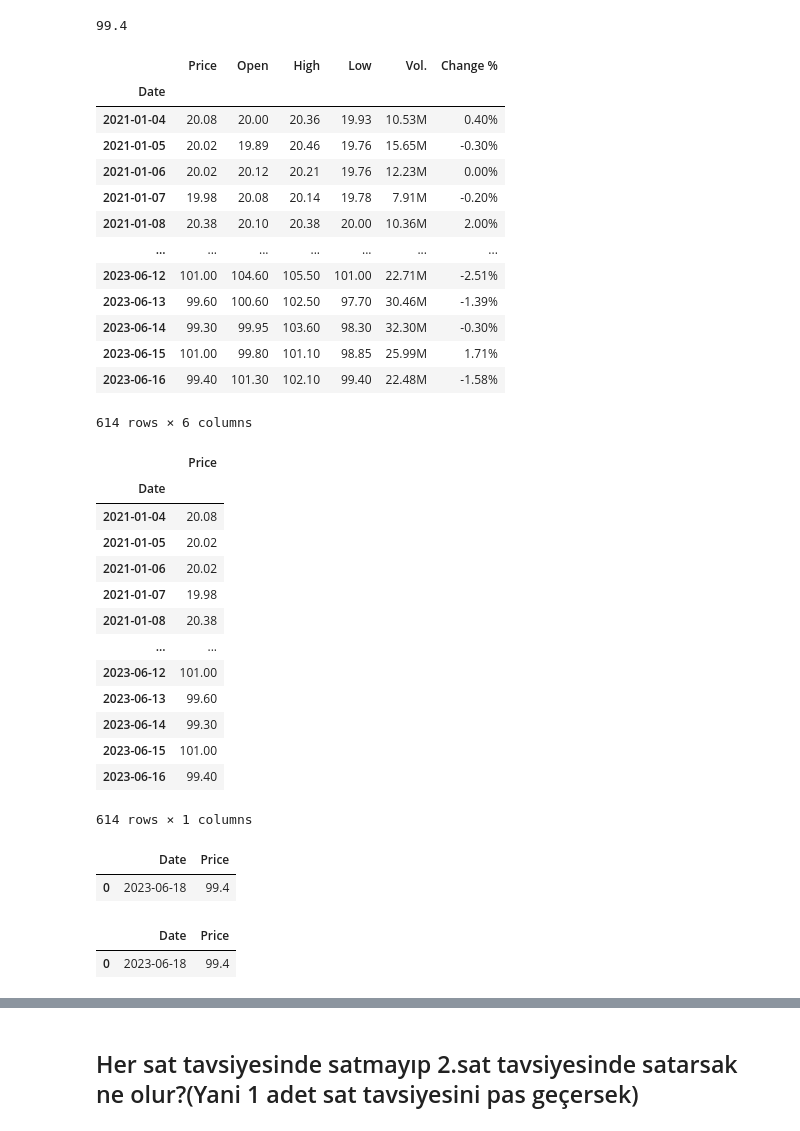
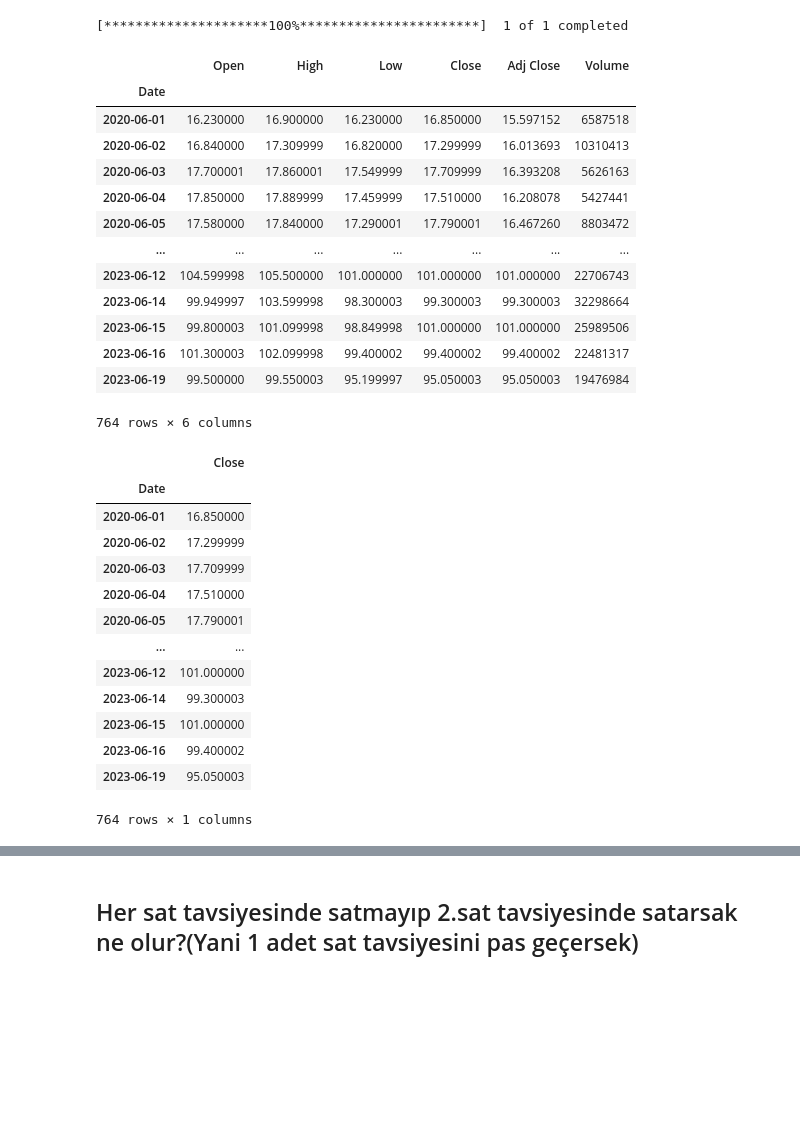
Before and after one commit to kaboya19/Borsa-Hisse-Analizi, a Jupyter notebook: project_kchol.ipynb, the cells around one changed output, grey strips where cells are left out. Cells and saved outputs as stored; diff of their text form; code cells hidden in the pictures; blank space fills up the shorter version.

```diff
--- a/project_kchol.ipynb
+++ b/project_kchol.ipynb
@@ -26,6 +12,0 @@ text=data.text
-# %%
-text=text.replace(',', '.')
-text=float(text)
-text
-# %% [output]
-99.4
@@ -39,51 +13,43 @@ kchol=pd.DataFrame(kchol)
+# %%
+ticker='KCHOL.IS'
+start="2020-06-01"
+end=str(datetime.date.today() +datetime.timedelta(days=1))
+kchol=yf.download(ticker,start,end)
+# %% [output]
+[*********************100%***********************]  1 of 1 completed
 # %%
 kchol
 # %% [output]
-|  | Price | Open | High | Low | Vol. | Change % |
+|  | Open | High | Low | Close | Adj Close | Volume |
 | Date |  |  |  |  |  |  |
-| 2021-01-04 | 20.08 | 20.00 | 20.36 | 19.93 | 10.53M | 0.40% |
-| 2021-01-05 | 20.02 | 19.89 | 20.46 | 19.76 | 15.65M | -0.30% |
-| 2021-01-06 | 20.02 | 20.12 | 20.21 | 19.76 | 12.23M | 0.00% |
-| 2021-01-07 | 19.98 | 20.08 | 20.14 | 19.78 | 7.91M | -0.20% |
-| 2021-01-08 | 20.38 | 20.10 | 20.38 | 20.00 | 10.36M | 2.00% |
+| 2020-06-01 | 16.230000 | 16.900000 | 16.230000 | 16.850000 | 15.597152 | 6587518 |
+| 2020-06-02 | 16.840000 | 17.309999 | 16.820000 | 17.299999 | 16.013693 | 10310413 |
+| 2020-06-03 | 17.700001 | 17.860001 | 17.549999 | 17.709999 | 16.393208 | 5626163 |
+| 2020-06-04 | 17.850000 | 17.889999 | 17.459999 | 17.510000 | 16.208078 | 5427441 |
+| 2020-06-05 | 17.580000 | 17.840000 | 17.290001 | 17.790001 | 16.467260 | 8803472 |
 | ... | ... | ... | ... | ... | ... | ... |
-| 2023-06-12 | 101.00 | 104.60 | 105.50 | 101.00 | 22.71M | -2.51% |
-| 2023-06-13 | 99.60 | 100.60 | 102.50 | 97.70 | 30.46M | -1.39% |
-| 2023-06-14 | 99.30 | 99.95 | 103.60 | 98.30 | 32.30M | -0.30% |
-| 2023-06-15 | 101.00 | 99.80 | 101.10 | 98.85 | 25.99M | 1.71% |
-| 2023-06-16 | 99.40 | 101.30 | 102.10 | 99.40 | 22.48M | -1.58% |
+| 2023-06-12 | 104.599998 | 105.500000 | 101.000000 | 101.000000 | 101.000000 | 22706743 |
+| 2023-06-14 | 99.949997 | 103.599998 | 98.300003 | 99.300003 | 99.300003 | 32298664 |
+| 2023-06-15 | 99.800003 | 101.099998 | 98.849998 | 101.000000 | 101.000000 | 25989506 |
+| 2023-06-16 | 101.300003 | 102.099998 | 99.400002 | 99.400002 | 99.400002 | 22481317 |
+| 2023-06-19 | 99.500000 | 99.550003 | 95.199997 | 95.050003 | 95.050003 | 19476984 |
-614 rows × 6 columns
+764 rows × 6 columns
 # %%
-close=pd.DataFrame(kchol["Price"])
+close=pd.DataFrame(kchol["Close"])
 
 close
 # %% [output]
-|  | Price |
+|  | Close |
 | Date |  |
-| 2021-01-04 | 20.08 |
-| 2021-01-05 | 20.02 |
-| 2021-01-06 | 20.02 |
-| 2021-01-07 | 19.98 |
-| 2021-01-08 | 20.38 |
+| 2020-06-01 | 16.850000 |
+| 2020-06-02 | 17.299999 |
+| 2020-06-03 | 17.709999 |
+| 2020-06-04 | 17.510000 |
+| 2020-06-05 | 17.790001 |
 | ... | ... |
-| 2023-06-12 | 101.00 |
-| 2023-06-13 | 99.60 |
-| 2023-06-14 | 99.30 |
-| 2023-06-15 | 101.00 |
-| 2023-06-16 | 99.40 |
+| 2023-06-12 | 101.000000 |
+| 2023-06-14 | 99.300003 |
+| 2023-06-15 | 101.000000 |
+| 2023-06-16 | 99.400002 |
+| 2023-06-19 | 95.050003 |
-614 rows × 1 columns
+764 rows × 1 columns
-# %%
-dict={'Date':date.today(),'Price':text}
-df=pd.DataFrame.from_dict(dict,orient="index")
-df=df.T
-df.reset_index()
-df
-# %% [output]
-|  | Date | Price |
-| 0 | 2023-06-18 | 99.4 |
-# %%
-df.set_index=df["Date"]
-df
-# %% [output]
-|  | Date | Price |
-| 0 | 2023-06-18 | 99.4 |
```
Also changed, not shown: parts of 28 cells of this notebook.
